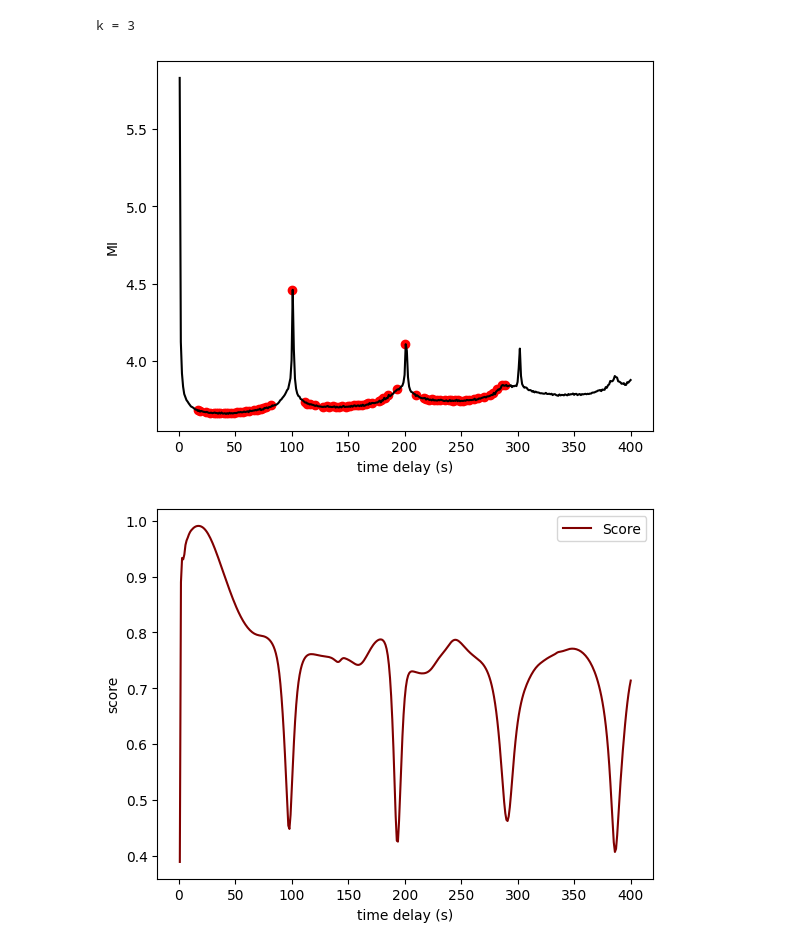
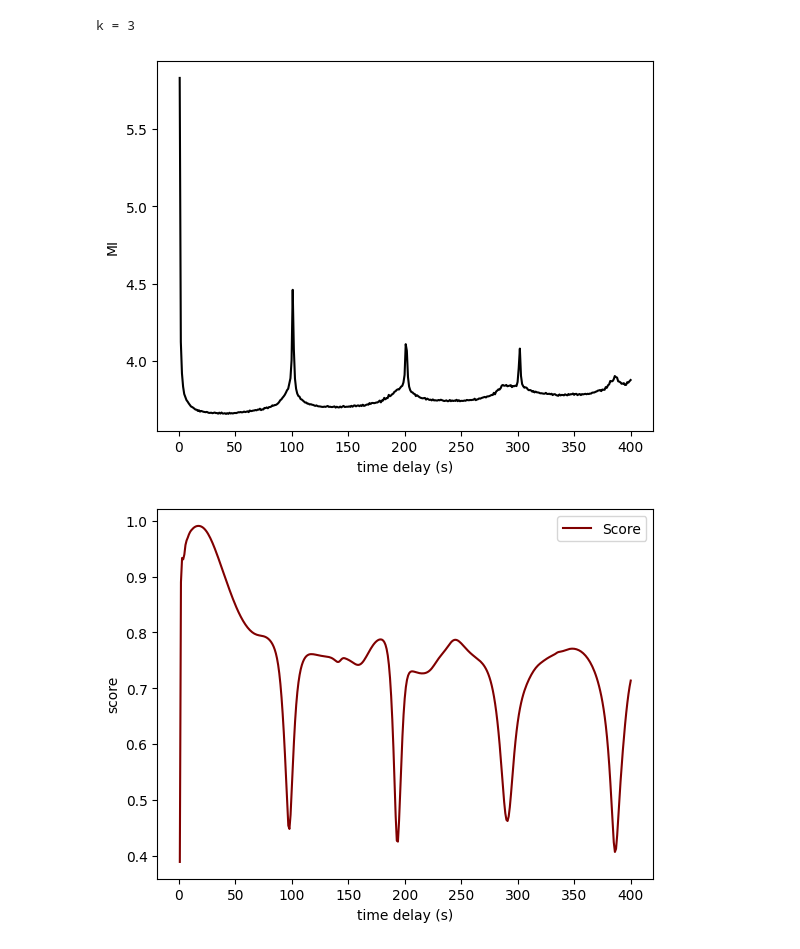
Before and after one commit to issaramro/RecoveringDynamics, a Jupyter notebook: MI_FNN_rossler.ipynb, the cells around one changed output. Cells and saved outputs as stored; diff of their text form; code cells hidden in the pictures.

```diff
--- a/MI_FNN.ipynb
+++ b/MI_FNN_rossler.ipynb
@@ -81,31 +83,39 @@ k = 3
 # %%
 score_vals = []
 opt = opt_index[:80]
 for tau in range(400):
     v1 = xs[0: len(xs) - 2*tau] #x(t)
     v2 = xs[tau: len(xs) - tau] #x(t + τ)
     v3 = xs[2*tau: len(xs)] #x(t + 2τ)
 
     v = np.array([v1, v2, v3]).T
     x = np.array([xs[:len(v1)], ys[:len(v1)], zs[:len(v1)]]).T
     Phi = sindy_library(v,2)
     model = Lasso(alpha=1e-2, max_iter= 100000, fit_intercept=False)
     model.fit(Phi, x)
     sol = model.predict(Phi)
     score = model.score(Phi, x)
     score_vals.append(score)
 
 
 plt.plot(np.arange(1,len(MI_vals)+1), MI_vals, color = 'k')
-plt.scatter(opt, opt_mi[:len(opt)], color = 'r')
+# plt.scatter(opt, opt_mi[:len(opt)], color = 'r')
 plt.ylabel("MI")
 plt.xlabel('time delay (s)')
 plt.show()
 plt.plot(np.arange(1,len(MI_vals)+1), score_vals, label = "Score", color = 'maroon')
 plt.legend()
 plt.xlabel('time delay (s)')
 plt.ylabel("score")
 plt.show()
+
+plt.plot(np.arange(1,len(MI_vals)+1), MI_vals, color = 'k', label = "MI")
+# plt.scatter(opt, opt_mi[:len(opt)], color = 'r')
+plt.xlabel('time delay (s)')
+plt.plot(np.arange(1,len(MI_vals)+1), score_vals, label = "Score", color = 'maroon')
+plt.legend()
+plt.xlabel('time delay (s)')
+plt.show()
 # %% [output]
-[figure, old version]
+[figure, new version]
 [figure]
```
Also changed, not shown: parts of 2 cells of this notebook, 12 other files.
